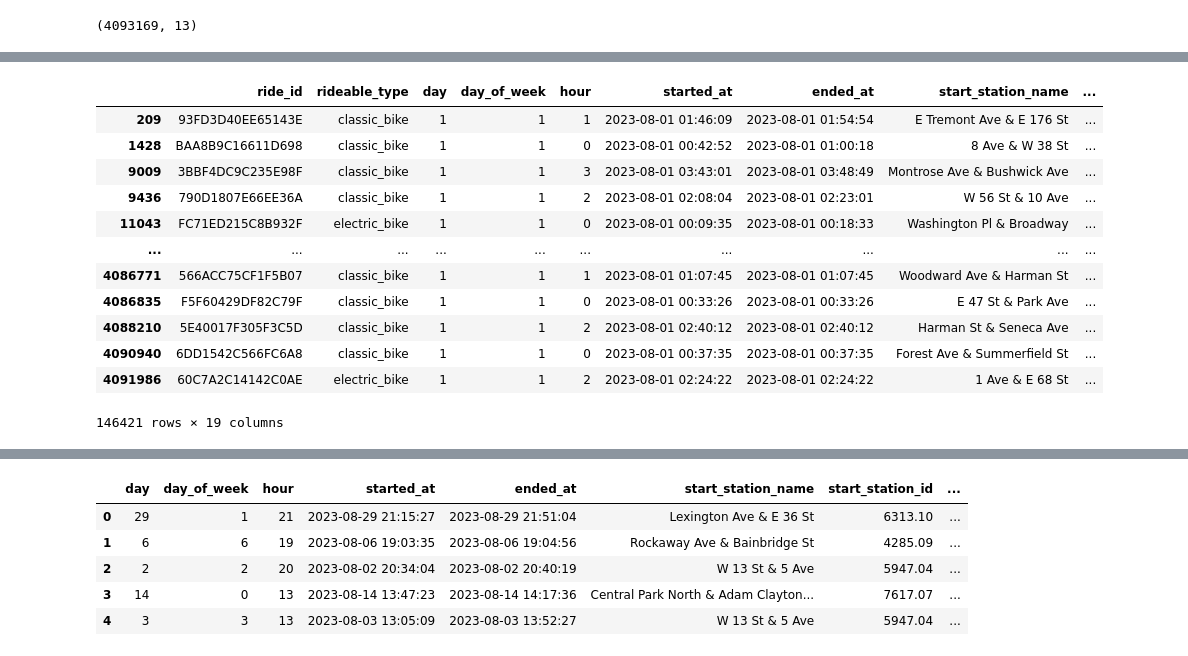
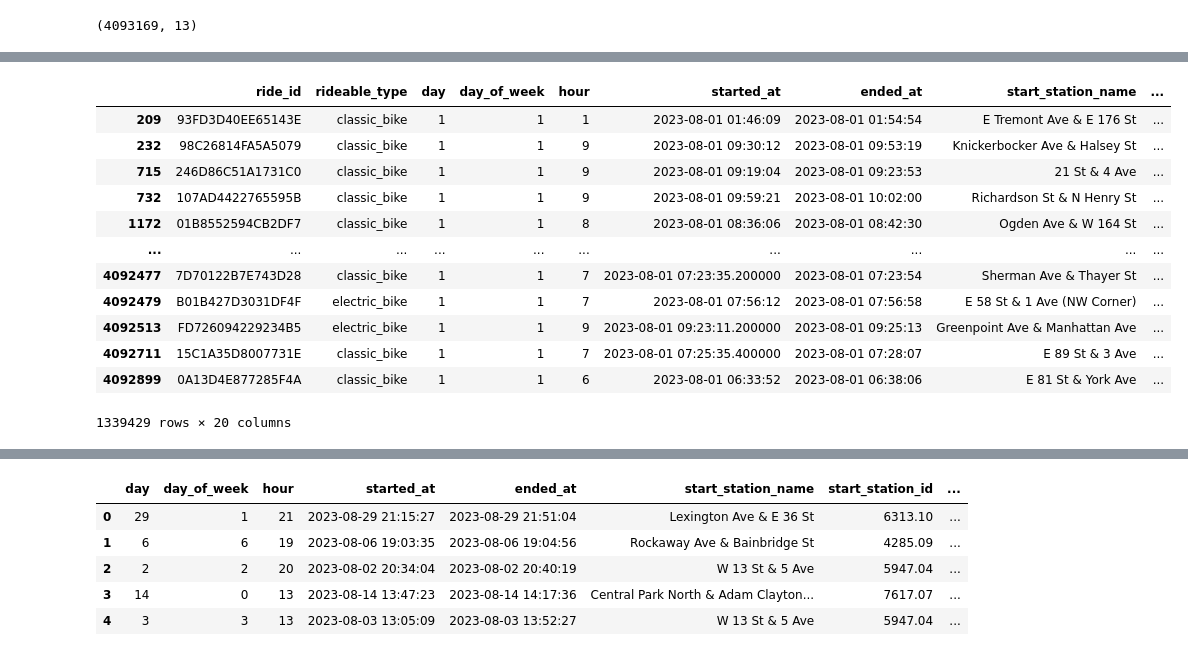
Before and after one commit to michaelrios2015/citi_bike, a Jupyter notebook: project.ipynb, the cells around one changed output, grey strips where cells are left out. Cells and saved outputs as stored; diff of their text form; code cells hidden in the pictures.

```diff
--- a/project.ipynb
+++ b/project.ipynb
@@ -62,12 +71,26 @@ data
 # %%
-# ohh yeah durations would be useful!
+# ohh yeah durations would be useful!, I am searching for trips that probably did not happen
+import geopy.distance
 
 trip_duration = (pd.to_datetime(data.ended_at) - pd.to_datetime(data.started_at))
-print(trip_duration)
+# print(trip_duration)
 
-# I guess i did not need this
+# this is used to make the animated map
 change_in_lng = data['end_lng'] - data['start_lng']
 change_in_lat = data['end_lat'] - data['start_lat']
-print(change_in_lng)
-print(change_in_lat)
+# print(change_in_lng)
+# print(change_in_lat)
+
+distance = data.apply(lambda x: geopy.distance.geodesic((x.start_lat, x.start_lng), (x.end_lat, x.end_lng)).mi, axis=1)
+
+# distance = data[['start_lat', 'start_lng']].apply(lambda row: row['start_lat'], axis=1)
+
+distance
+
+# coords_1 = (52.2296756, 21.0122287)
+# coords_2 = (52.406374, 16.9251681)
+
+# print geopy.distance.geodesic(coords_1, coords_2).km
+
+# df['point'] = df.apply(lambda row: Point(latitude=row['latitude'], longitude=row['longitude']), axis=1)
 # %% [output]
@@ -93,7 +123,9 @@ Length: 4093169, dtype: float64
 
 data.insert(15, "change_in_lat", change_in_lat, True)
 data.insert(16, "change_in_lng", change_in_lng, True)
-data.insert(17, "trip_duration", trip_duration, True)
+data.insert(17, "distance", distance, True)
+data.insert(18, "trip_duration", trip_duration, True)
 
-data
+
+data.describe()
 # %% [output]
@@ -112,0 +195,7 @@ data
+# %%
+# 44 negative trips these are just wrong should be checked
+neg_trips = data.loc[(data['trip_duration']/pd.Timedelta(minutes=1) < 0)]
+
+neg_trips.count()
+
+data = data.loc[(data['trip_duration']/pd.Timedelta(minutes=1) > 0)]
@@ -323,5 +463,5 @@ test.to_csv("data/test.csv", sep='\t', encoding='utf-8')
 # so this is a ton of data and I need to trim it down, this is for the animated
 # map
 # first day midnight to 4
-one_day = data.loc[(data['day'] == 1) & (data['hour'] < 4)]
+one_day = data.loc[(data['day'] == 1) & (data['hour'] < 10)]
 # %%
@@ -350,37 +490,37 @@ one_day.shape
 # %%
-# take the rides and chop them up into 50 rows
+# take the rides and chop them up into 50 rows this is the heart of it
 
 one_day_1 = one_day.copy()
 
-for i in range(1,51):
+for i in range(1,41):
 
     one_day_2 = one_day.copy()
 
     one_day_2['started_at'] = pd.to_datetime(one_day_2['started_at']) + (i * one_day_2['trip_duration'])/50
 
     one_day_2['start_lat'] = one_day_2['start_lat'] + (i * one_day_2['change_in_lat'])/50
 
     one_day_2['start_lng'] = one_day_2['start_lng'] + (i * one_day_2['change_in_lng'])/50
 
     one_day_1 = pd.concat([one_day_1, one_day_2])
 
 one_day_1
 
 # one_day_2['trip_duration']/10
 # %% [output]
 |  | ride_id | rideable_type | day | day_of_week | hour | started_at | ended_at | start_station_name | ... |
 | 209 | 93FD3D40EE65143E | classic_bike | 1 | 1 | 1 | 2023-08-01 01:46:09 | 2023-08-01 01:54:54 | E Tremont Ave & E 176 St | ... |
-| 1428 | BAA8B9C16611D698 | classic_bike | 1 | 1 | 0 | 2023-08-01 00:42:52 | 2023-08-01 01:00:18 | 8 Ave & W 38 St | ... |
-| 9009 | 3BBF4DC9C235E98F | classic_bike | 1 | 1 | 3 | 2023-08-01 03:43:01 | 2023-08-01 03:48:49 | Montrose Ave & Bushwick Ave | ... |
-| 9436 | 790D1807E66EE36A | classic_bike | 1 | 1 | 2 | 2023-08-01 02:08:04 | 2023-08-01 02:23:01 | W 56 St & 10 Ave | ... |
-| 11043 | FC71ED215C8B932F | electric_bike | 1 | 1 | 0 | 2023-08-01 00:09:35 | 2023-08-01 00:18:33 | Washington Pl & Broadway | ... |
+| 232 | 98C26814FA5A5079 | classic_bike | 1 | 1 | 9 | 2023-08-01 09:30:12 | 2023-08-01 09:53:19 | Knickerbocker Ave & Halsey St | ... |
+| 715 | 246D86C51A1731C0 | classic_bike | 1 | 1 | 9 | 2023-08-01 09:19:04 | 2023-08-01 09:23:53 | 21 St & 4 Ave | ... |
+| 732 | 107AD4422765595B | classic_bike | 1 | 1 | 9 | 2023-08-01 09:59:21 | 2023-08-01 10:02:00 | Richardson St & N Henry St | ... |
+| 1172 | 01B8552594CB2DF7 | classic_bike | 1 | 1 | 8 | 2023-08-01 08:36:06 | 2023-08-01 08:42:30 | Ogden Ave & W 164 St | ... |
 | ... | ... | ... | ... | ... | ... | ... | ... | ... | ... |
-| 4086771 | 566ACC75CF1F5B07 | classic_bike | 1 | 1 | 1 | 2023-08-01 01:07:45 | 2023-08-01 01:07:45 | Woodward Ave & Harman St | ... |
-| 4086835 | F5F60429DF82C79F | classic_bike | 1 | 1 | 0 | 2023-08-01 00:33:26 | 2023-08-01 00:33:26 | E 47 St & Park Ave | ... |
-| 4088210 | 5E40017F305F3C5D | classic_bike | 1 | 1 | 2 | 2023-08-01 02:40:12 | 2023-08-01 02:40:12 | Harman St & Seneca Ave | ... |
-| 4090940 | 6DD1542C566FC6A8 | classic_bike | 1 | 1 | 0 | 2023-08-01 00:37:35 | 2023-08-01 00:37:35 | Forest Ave & Summerfield St | ... |
-| 4091986 | 60C7A2C14142C0AE | electric_bike | 1 | 1 | 2 | 2023-08-01 02:24:22 | 2023-08-01 02:24:22 | 1 Ave & E 68 St | ... |
+| 4092477 | 7D70122B7E743D28 | classic_bike | 1 | 1 | 7 | 2023-08-01 07:23:35.200000 | 2023-08-01 07:23:54 | Sherman Ave & Thayer St | ... |
+| 4092479 | B01B427D3031DF4F | electric_bike | 1 | 1 | 7 | 2023-08-01 07:56:12 | 2023-08-01 07:56:58 | E 58 St & 1 Ave (NW Corner) | ... |
+| 4092513 | FD726094229234B5 | electric_bike | 1 | 1 | 9 | 2023-08-01 09:23:11.200000 | 2023-08-01 09:25:13 | Greenpoint Ave & Manhattan Ave | ... |
+| 4092711 | 15C1A35D8007731E | classic_bike | 1 | 1 | 7 | 2023-08-01 07:25:35.400000 | 2023-08-01 07:28:07 | E 89 St & 3 Ave | ... |
+| 4092899 | 0A13D4E877285F4A | classic_bike | 1 | 1 | 6 | 2023-08-01 06:33:52 | 2023-08-01 06:38:06 | E 81 St & York Ave | ... |
-146421 rows × 19 columns
+1339429 rows × 20 columns
 # %%
 one_day_1 = one_day_1.sort_values(by = ['started_at', 'ride_id'], ascending = [True, False], na_position = 'first')
 
```
Also changed, not shown: parts of 50 cells of this notebook.
